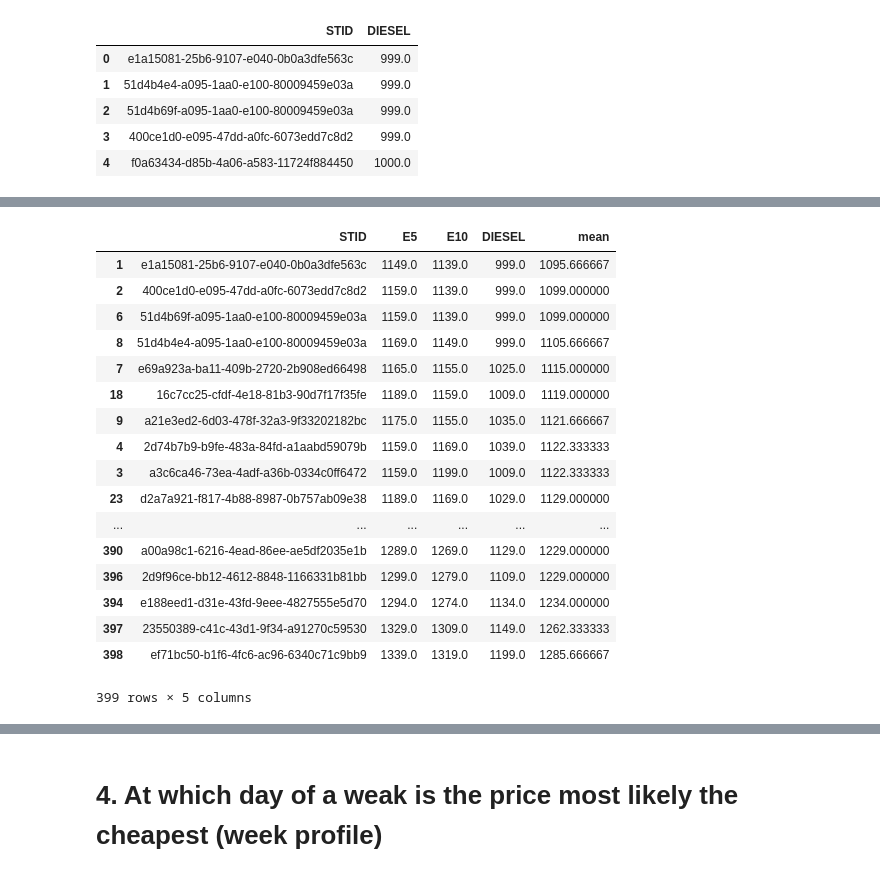
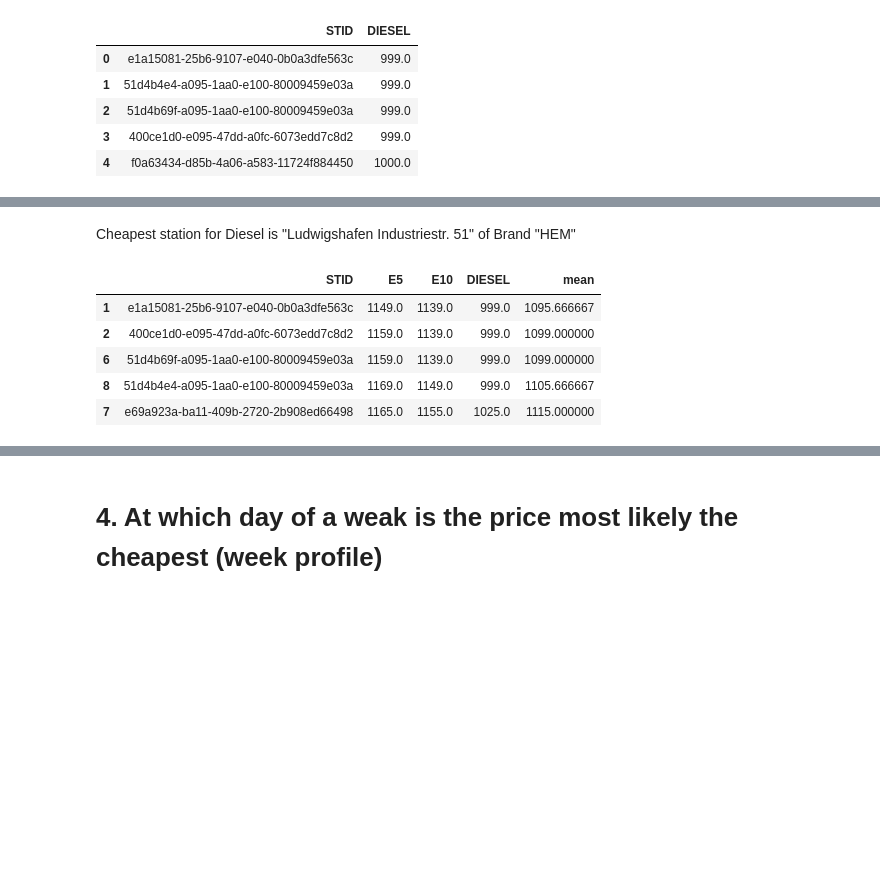
Before and after one commit to ds2019tukl/DS-2019-rohit-mohite, a Jupyter notebook: Exercise_1.ipynb, the cells around one changed output, grey strips where cells are left out. Drawn from its saved outputs; the diff is of its cells as text; code cells hidden in the pictures; blank space fills up the shorter version.

```diff
--- a/Exercise_1.ipynb
+++ b/Exercise_1.ipynb
@@ -443,0 +560,2 @@ x=pd.merge(cheap_stn_E5,cheap_stn_E10)
+# %% [markdown]
+Cheapest station for Diesel is "Ludwigshafen Industriestr. 51" of Brand "HEM"
@@ -446,24 +567,12 @@ cheap_stn=pd.merge(x,cheap_stn_D)
 # %%
 cheap_stn['mean']=cheap_stn.mean(axis=1)
 # %%
-cheap_stn.sort_values(by='mean')
+cheap_stn.sort_values(by='mean').head()
 # %% [output]
 |  | STID | E5 | E10 | DIESEL | mean |
 | 1 | e1a15081-25b6-9107-e040-0b0a3dfe563c | 1149.0 | 1139.0 | 999.0 | 1095.666667 |
 | 2 | 400ce1d0-e095-47dd-a0fc-6073edd7c8d2 | 1159.0 | 1139.0 | 999.0 | 1099.000000 |
 | 6 | 51d4b69f-a095-1aa0-e100-80009459e03a | 1159.0 | 1139.0 | 999.0 | 1099.000000 |
 | 8 | 51d4b4e4-a095-1aa0-e100-80009459e03a | 1169.0 | 1149.0 | 999.0 | 1105.666667 |
 | 7 | e69a923a-ba11-409b-2720-2b908ed66498 | 1165.0 | 1155.0 | 1025.0 | 1115.000000 |
-| 18 | 16c7cc25-cfdf-4e18-81b3-90d7f17f35fe | 1189.0 | 1159.0 | 1009.0 | 1119.000000 |
-| 9 | a21e3ed2-6d03-478f-32a3-9f33202182bc | 1175.0 | 1155.0 | 1035.0 | 1121.666667 |
-| 4 | 2d74b7b9-b9fe-483a-84fd-a1aabd59079b | 1159.0 | 1169.0 | 1039.0 | 1122.333333 |
-| 3 | a3c6ca46-73ea-4adf-a36b-0334c0ff6472 | 1159.0 | 1199.0 | 1009.0 | 1122.333333 |
-| 23 | d2a7a921-f817-4b88-8987-0b757ab09e38 | 1189.0 | 1169.0 | 1029.0 | 1129.000000 |
-| ... | ... | ... | ... | ... | ... |
-| 390 | a00a98c1-6216-4ead-86ee-ae5df2035e1b | 1289.0 | 1269.0 | 1129.0 | 1229.000000 |
-| 396 | 2d9f96ce-bb12-4612-8848-1166331b81bb | 1299.0 | 1279.0 | 1109.0 | 1229.000000 |
-| 394 | e188eed1-d31e-43fd-9eee-4827555e5d70 | 1294.0 | 1274.0 | 1134.0 | 1234.000000 |
-| 397 | 23550389-c41c-43d1-9f34-a91270c59530 | 1329.0 | 1309.0 | 1149.0 | 1262.333333 |
-| 398 | ef71bc50-b1f6-4fc6-ac96-6340c71c9bb9 | 1339.0 | 1319.0 | 1199.0 | 1285.666667 |
-399 rows × 5 columns
 # %%
```
Also changed, not shown: parts of 53 cells of this notebook.
